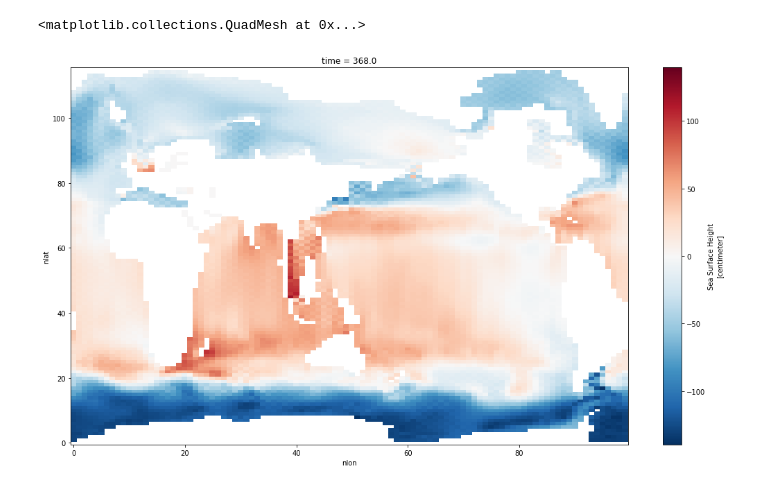
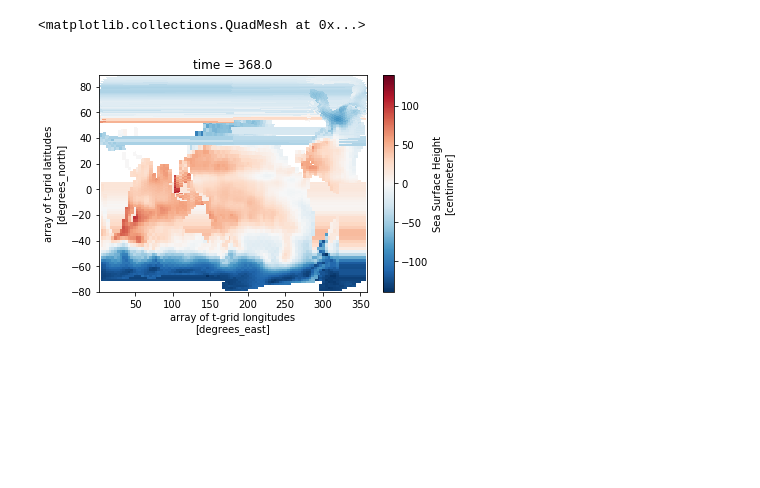
Before and after one commit to mnlevy1981/py_ncdiff, a Jupyter notebook: netCDF Comparison.ipynb, the cells around one changed output. Cells and saved outputs as stored; diff of their text form; code cells hidden in the pictures; blank space fills up the shorter version.

Commit message:
decode_coords=True in xr.open_dataset
Also cleaned up the jupyter notebook, currently has bad plot.pcolormesh plot in
it (waiting to hear back from xarray folks)

```diff
--- a/netCDF Comparison.ipynb
+++ b/netCDF Comparison.ipynb
@@ -35,9 +36,3 @@ nc_test.compare_metadata()
 nc_test.compare_values()
 # nc_test.diff_vars
 err_cnt = nc_test.parse_results()
-# %%
-%pylab inline
-pylab.rcParams['figure.figsize'] = (18.0, 10.0); # Large figures
-
-#import xarray as xr
-#import matplotlib.pyplot as plt
@@ -64,15 +39,17 @@ Attributes:
 # %%
+# Pick variable to plot (kwargs will look only at surface for 3D fields)
 var_to_plot = 'SSH'
 kwargs = dict()
-if 'z_t' in nc_test.baseline['ds'][var_to_plot].coordinates:
+kwargs['time']=0
+if 'z_t' in nc_test.baseline['ds'][var_to_plot].coords:
     kwargs['z_t']=0
 
-var_baseline = nc_test.baseline['ds'][var_to_plot]
+ds_baseline = nc_test.baseline['ds']
 # var_new_file = nc_test.new_file['ds'][var_to_plot]
 # var_difference = nc_var_baseline - var_new_file
-var_baseline.isel(**kwargs).plot()
+ds_baseline[var_to_plot].isel(**kwargs).plot.pcolormesh(x='TLONG',y='TLAT')
 #var_new_file.isel(z_t=0).plot()
 #var_difference.isel(z_t=0).plot()
 # %% [output]
 <matplotlib.collections.QuadMesh at 0x...>
-[figure, old version]
+[figure, new version]
```
Also changed, not shown: parts of 4 cells of this notebook, 1 other file.
